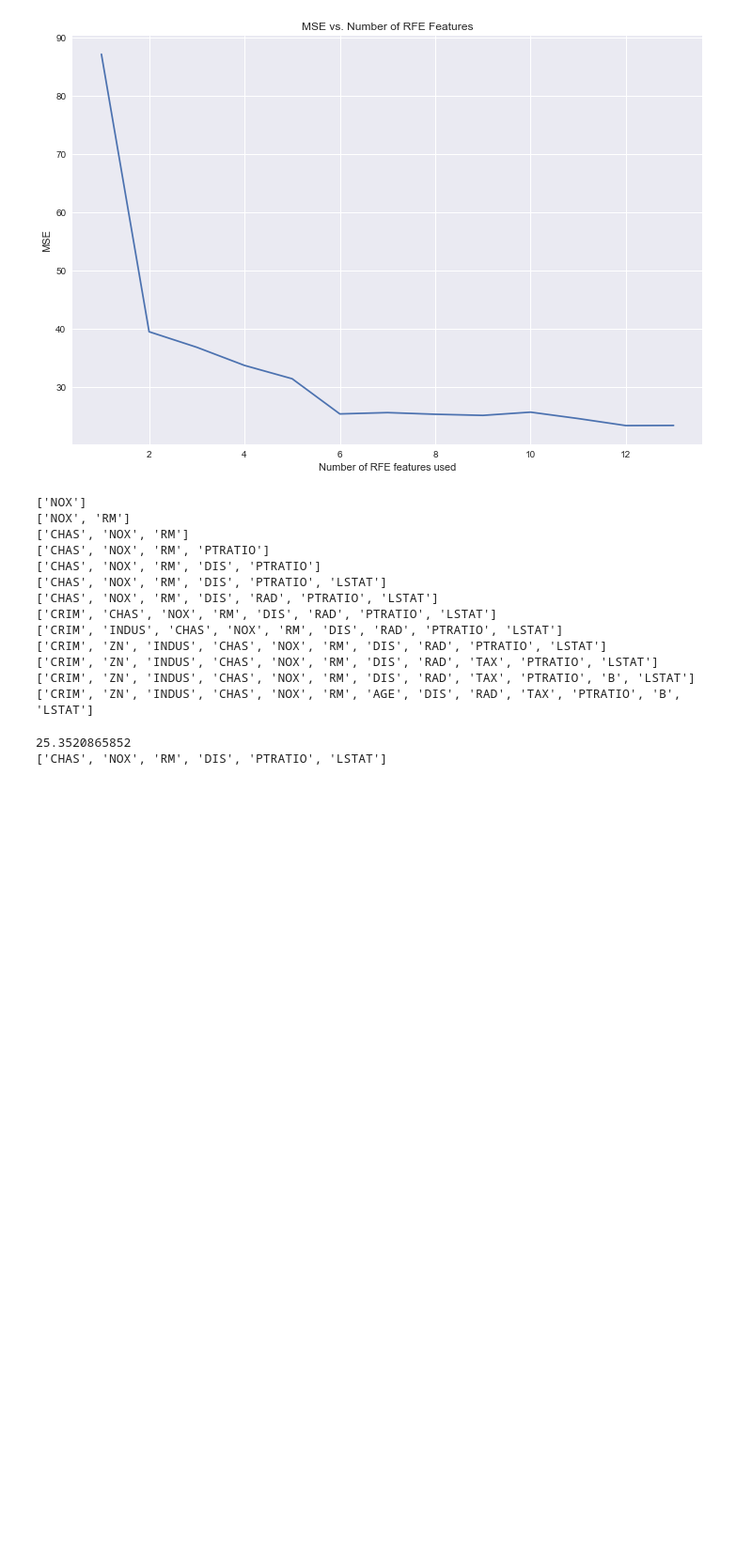
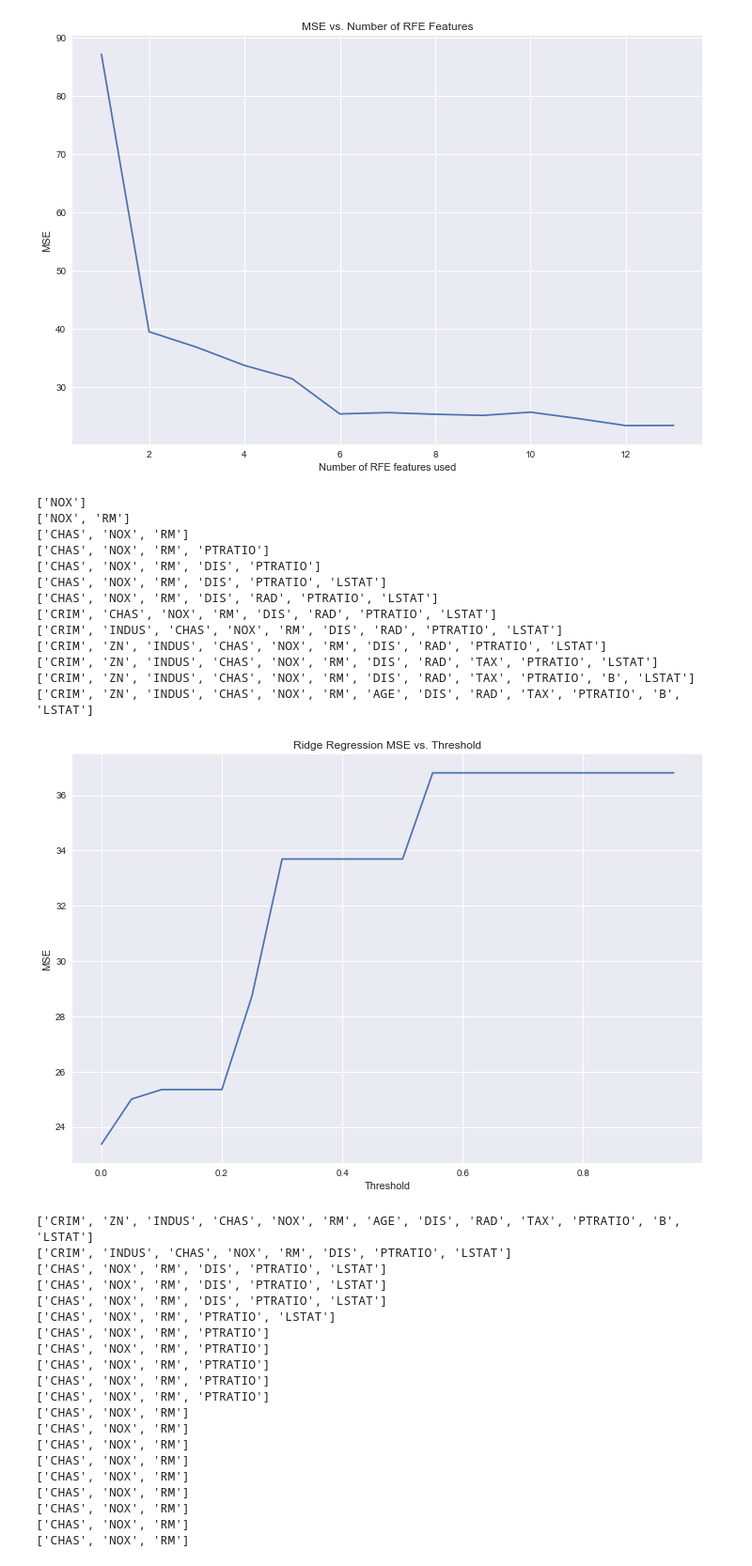
Before and after one commit to Rosswell/k2_datascience, a Jupyter notebook: Data_Preprocessing+Resampling/Preprocessing_exercise.ipynb, the cells around one changed output. Shown: that part at 94% size. Drawn from its saved outputs; the diff is of its cells as text; code cells hidden in the pictures; blank space fills up the shorter version.

```diff
--- a/Data_Preprocessing+Resampling/Preprocessing_exercise.ipynb
+++ b/Data_Preprocessing+Resampling/Preprocessing_exercise.ipynb
@@ -520,44 +520,55 @@ for feats in rfeBestFeatures:
 # %%
 from sklearn.linear_model import Ridge
 from sklearn.feature_selection import SelectFromModel
 
-
 sfmMseList = []
 sfmBestFeatures = []
-sfm.fit(X, y)
-n_features = sfm.transform(X).shape[1]
+thresh_list = np.arange(0, 1, 0.05)
 
-while n_features > 2:
-    sfm.threshold += 0.1
-    X_transform = sfm.transform(X)
-    n_features = X_transform.shape[1]
-
-
-for thresh in range(0.2,.99,0.1):
+for thresh in thresh_list:
     # skb works by fit_transforming the X and y datasets using f_regression, then using those transformed datasets as
     # input to the linear regression model
     rm = Ridge(normalize=True)
     sfm = SelectFromModel(rm, threshold=thresh)
 
     XTrainTemp = sfm.fit_transform(XTrain, yTrain.values.ravel())
     XTestTemp = sfm.transform(XTest)
 
     lm.fit(XTrainTemp, yTrain)
 
-    print(mean_squared_error(yTest, lm.predict(XTestTemp)))
+    sfmMseList.append(mean_squared_error(yTest, lm.predict(XTestTemp)))
     # get_support returns a boolean list of the features used for the select K Best model
 
-    print(list(compress(list(boston.feature_names),sfm.get_support())))
+    sfmBestFeatures.append(list(compress(list(boston.feature_names),sfm.get_support())))
 
 
-# plt.figure(figsize=(12,8))
-# plt.plot(feature_length, sfmMseList)
-# plt.xlabel('Number of SFM features used')
-# plt.ylabel('MSE')
-# plt.title('MSE vs. Number of SFM Features')
-# plt.show()
+plt.figure(figsize=(12,8))
+plt.plot(thresh_list, sfmMseList)
+plt.xlabel('Threshold')
+plt.ylabel('MSE')
+plt.title('Ridge Regression MSE vs. Threshold')
+plt.show()
 for feats in sfmBestFeatures:
     print(str(feats))
 # %% [output]
+[figure, added]
-25.3520865852
+['CRIM', 'ZN', 'INDUS', 'CHAS', 'NOX', 'RM', 'AGE', 'DIS', 'RAD', 'TAX', 'PTRATIO', 'B', 'LSTAT']
+['CRIM', 'INDUS', 'CHAS', 'NOX', 'RM', 'DIS', 'PTRATIO', 'LSTAT']
 ['CHAS', 'NOX', 'RM', 'DIS', 'PTRATIO', 'LSTAT']
+['CHAS', 'NOX', 'RM', 'DIS', 'PTRATIO', 'LSTAT']
+['CHAS', 'NOX', 'RM', 'DIS', 'PTRATIO', 'LSTAT']
+['CHAS', 'NOX', 'RM', 'PTRATIO', 'LSTAT']
+['CHAS', 'NOX', 'RM', 'PTRATIO']
+['CHAS', 'NOX', 'RM', 'PTRATIO']
+['CHAS', 'NOX', 'RM', 'PTRATIO']
+['CHAS', 'NOX', 'RM', 'PTRATIO']
+['CHAS', 'NOX', 'RM', 'PTRATIO']
+['CHAS', 'NOX', 'RM']
+['CHAS', 'NOX', 'RM']
+['CHAS', 'NOX', 'RM']
+['CHAS', 'NOX', 'RM']
+['CHAS', 'NOX', 'RM']
+['CHAS', 'NOX', 'RM']
+['CHAS', 'NOX', 'RM']
+['CHAS', 'NOX', 'RM']
+['CHAS', 'NOX', 'RM']
```
Also changed, not shown: parts of 1 cell of this notebook.
